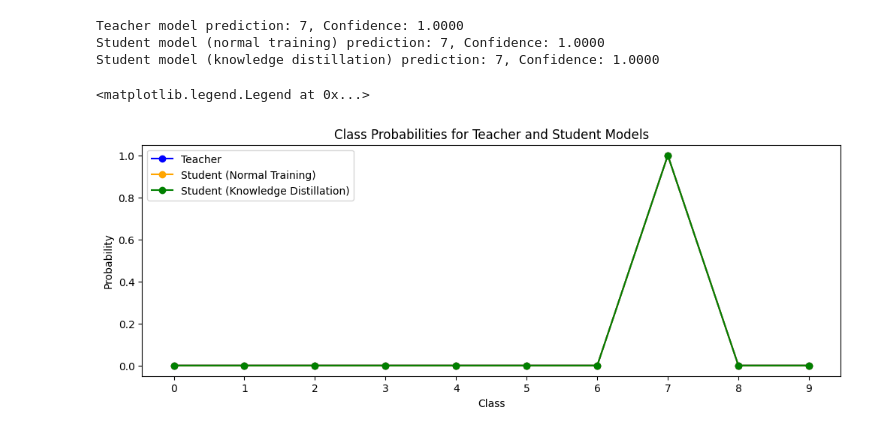
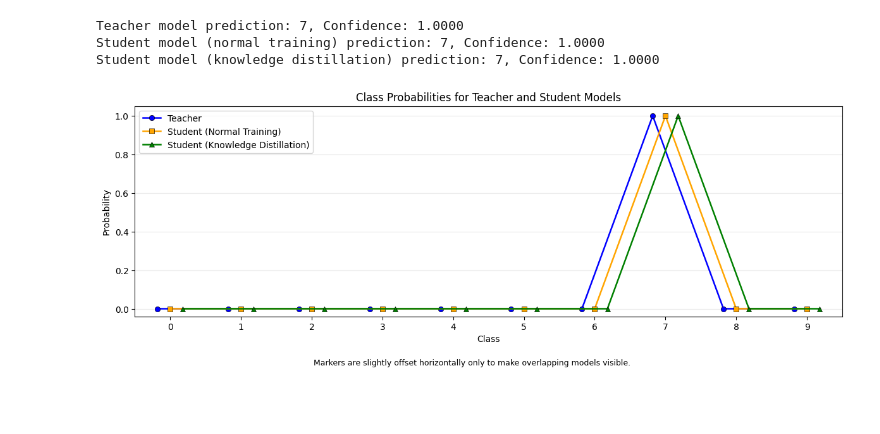
Before and after one commit to shovo896/LLM, a Jupyter notebook: knowledge_dsitil.ipynb, the cells around one changed output. Saved outputs shown, nothing was run; the diff lists cells and outputs as text; code cells hidden in the pictures; blank space fills up the shorter version.

```diff
--- a/knowledge_dsitil.ipynb
+++ b/knowledge_dsitil.ipynb
@@ -295,16 +295,32 @@ Teacher model prediction: 7, Confidence: 1.0000
 Student model (normal training) prediction: 7, Confidence: 1.0000
 Student model (knowledge distillation) prediction: 7, Confidence: 1.0000
 # %%
-classes = list(range(10))
-plt.figure(figsize=(12, 4))
-plt.plot(classes, teacher_probs.squeeze().cpu().numpy(), marker='o', label='Teacher', color='blue')
-plt.plot(classes, student_normal_probs.squeeze().cpu().numpy(), marker='o', label='Student (Normal Training)', color='orange')
-plt.plot(classes, student_kd_probs.squeeze().cpu().numpy(), marker='o', label='Student (Knowledge Distillation)', color='green')
-plt.title("Class Probabilities for Teacher and Student Models")
-plt.xlabel("Class")
-plt.ylabel("Probability")
-plt.xticks(classes)
-plt.legend()
+import numpy as np
+
+classes = np.arange(10)
+model_probabilities = [
+    ('Teacher', teacher_probs.squeeze().cpu().numpy(), -0.18, 'blue', 'o'),
+    ('Student (Normal Training)', student_normal_probs.squeeze().cpu().numpy(), 0.00, 'orange', 's'),
+    ('Student (Knowledge Distillation)', student_kd_probs.squeeze().cpu().numpy(), 0.18, 'green', '^'),
+]
+
+fig, ax = plt.subplots(figsize=(12, 4.5))
+for label, probabilities, offset, color, marker in model_probabilities:
+    ax.plot(
+        classes + offset, probabilities, label=label, color=color, marker=marker,
+        linewidth=1.8, markersize=6, markeredgecolor='black', markeredgewidth=0.45
+    )
+
+ax.set_title('Class Probabilities for Teacher and Student Models')
+ax.set_xlabel('Class')
+ax.set_ylabel('Probability')
+ax.set_xticks(classes)
+ax.set_xlim(-0.5, 9.5)
+ax.set_ylim(-0.04, 1.05)  # keeps zero-probability markers visible
+ax.grid(axis='y', alpha=0.25)
+ax.legend()
+fig.text(0.5, 0.01, 'Markers are slightly offset horizontally only to make overlapping models visible.', ha='center', fontsize=9)
+plt.tight_layout(rect=(0, 0.05, 1, 1))
+plt.show()
 # %% [output]
-<matplotlib.legend.Legend at 0x...>
-[figure, old version]
+[figure, new version]
```
